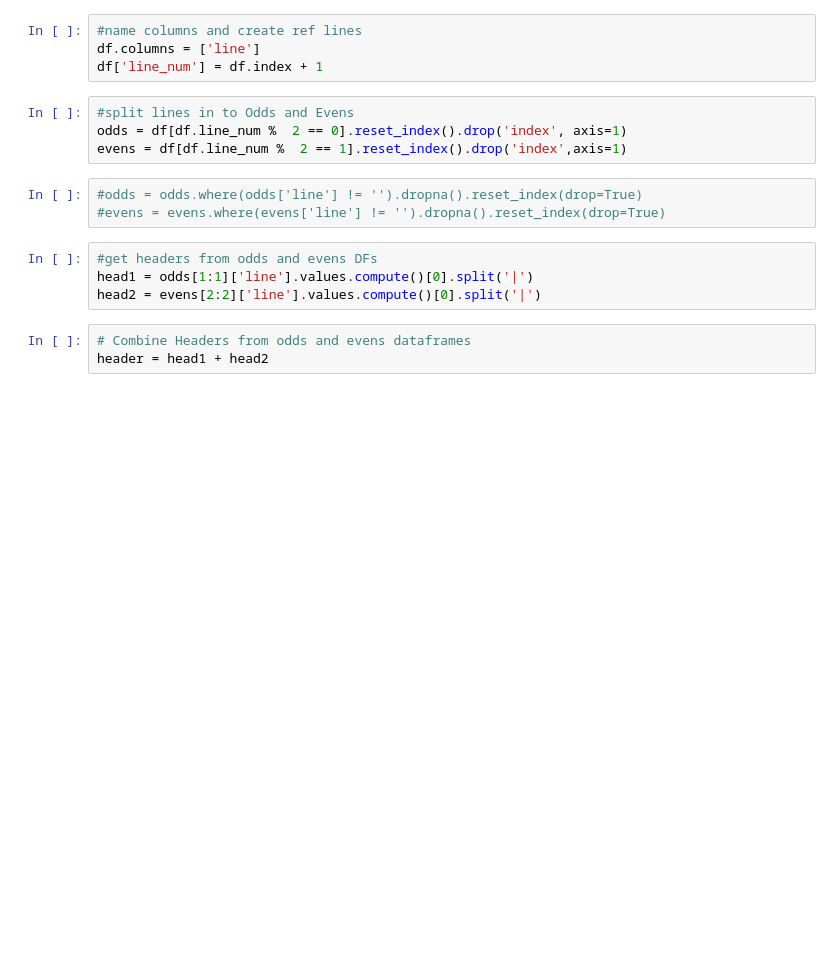
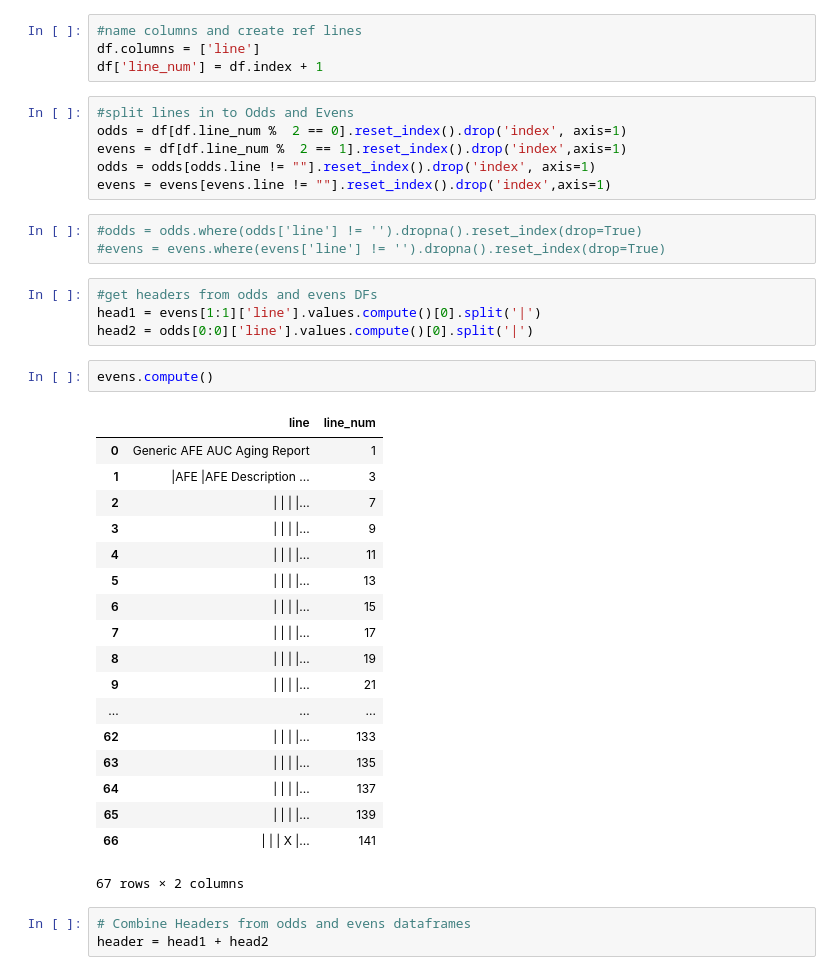
Before and after one commit to lmomoh91/work, a Jupyter notebook: complex_text_file.ipynb, the cells around one changed output. Saved outputs shown, nothing was run; the diff lists cells and outputs as text; blank space fills up the shorter version.

```diff
--- a/complex_text_file.ipynb
+++ b/complex_text_file.ipynb
@@ -17,13 +17,36 @@ df['line_num'] = df.index + 1
 #split lines in to Odds and Evens
 odds = df[df.line_num %  2 == 0].reset_index().drop('index', axis=1)
 evens = df[df.line_num %  2 == 1].reset_index().drop('index',axis=1)
+odds = odds[odds.line != ""].reset_index().drop('index', axis=1)
+evens = evens[evens.line != ""].reset_index().drop('index',axis=1)
 # %%
 #odds = odds.where(odds['line'] != '').dropna().reset_index(drop=True)
 #evens = evens.where(evens['line'] != '').dropna().reset_index(drop=True)
 # %%
 #get headers from odds and evens DFs
-head1 = odds[1:1]['line'].values.compute()[0].split('|')
-head2 = evens[2:2]['line'].values.compute()[0].split('|')
+head1 = evens[1:1]['line'].values.compute()[0].split('|')
+head2 = odds[0:0]['line'].values.compute()[0].split('|')
+# %%
+evens.compute()
+# %% [output]
+|  | line | line_num |
+| 0 | Generic AFE AUC Aging Report | 1 |
+| 1 | |AFE |AFE Description ... | 3 |
+| 2 | | | | |... | 7 |
+| 3 | | | | |... | 9 |
+| 4 | | | | |... | 11 |
+| 5 | | | | |... | 13 |
+| 6 | | | | |... | 15 |
+| 7 | | | | |... | 17 |
+| 8 | | | | |... | 19 |
+| 9 | | | | |... | 21 |
+| ... | ... | ... |
+| 62 | | | | |... | 133 |
+| 63 | | | | |... | 135 |
+| 64 | | | | |... | 137 |
+| 65 | | | | |... | 139 |
+| 66 | | | | X |... | 141 |
+67 rows × 2 columns
 # %%
 # Combine Headers from odds and evens dataframes
 header = head1 + head2
```
Also changed, not shown: parts of 4 cells of this notebook, 4 other files.
